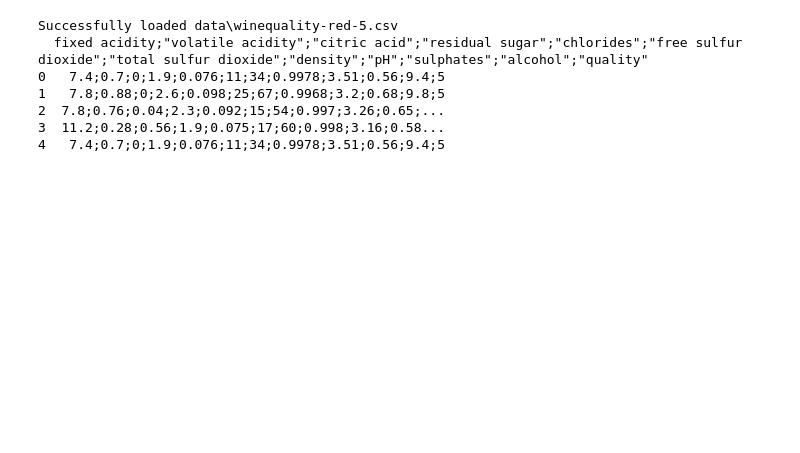
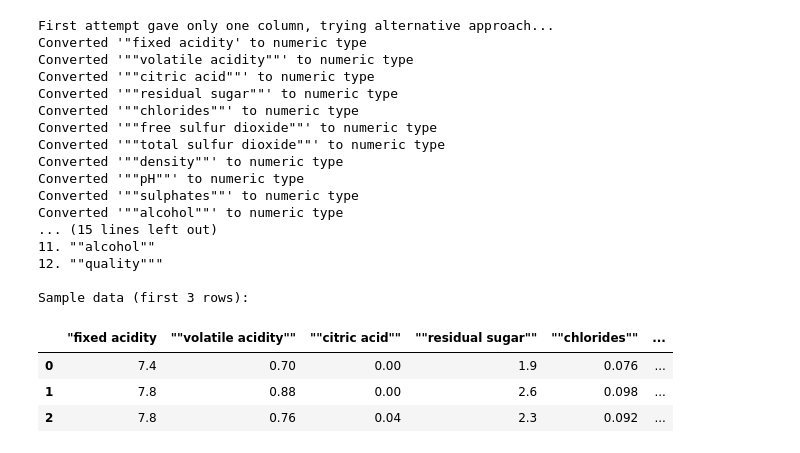
Before and after one commit to fspinar/ESE417Project, a Jupyter notebook: explore_data.ipynb, the cells around one changed output. Cells and saved outputs as stored; diff of their text form; code cells hidden in the pictures; blank space fills up the shorter version.

```diff
--- a/explore_data.ipynb
+++ b/explore_data.ipynb
@@ -1,29 +1,80 @@
 # %%
+# Replace the first cell with this fixed code
+
 import pandas as pd
 import os
 
 # Define the relative path to the data file
-# os.path.join ensures compatibility across operating systems
 file_path = os.path.join('data', 'winequality-red-5.csv')
 
-# Read the CSV file into a pandas DataFrame
+# Try different approaches to read the file correctly
 try:
-    df = pd.read_csv(file_path)
-    # Display the first few rows of the DataFrame to verify
+    # First attempt with semicolon separator
+    df = pd.read_csv(file_path, sep=';')
+
+    # Check if we have multiple columns - if not, try another approach
+    if df.shape[1] <= 1:
+        print("First attempt gave only one column, trying alternative approach...")
+
+        # Try reading the file directly with Python's built-in functions
+        with open(file_path, 'r') as f:
+            lines = f.readlines()
+
+        # Get column names from first line
+        header = lines[0].strip().split(';')
+
+        # Create a new DataFrame from the data
+        data = []
+        for line in lines[1:]:
+            values = line.strip().split(';')
+            data.append(values)
+
+        # Create DataFrame with the correct column names
+        df = pd.DataFrame(data, columns=header)
+
+        # Convert numeric columns to appropriate types
+        for col in df.columns:
+            try:
+                df[col] = pd.to_numeric(df[col])
+                print(f"Converted '{col}' to numeric type")
+            except:
+                print(f"Keeping '{col}' as string type")
+
     print(f"Successfully loaded {file_path}")
-    print(df.head())
+    print(f"DataFrame shape: {df.shape} (rows, columns)")
+    print("\nColumn names:")
+    for i, col in enumerate(df.columns):
+        print(f"{i+1}. {col}")
+
+    print("\nSample data (first 3 rows):")
+    display(df.head(3))
+
 except FileNotFoundError:
     print(f"Error: File not found at {os.path.abspath(file_path)}")
 except Exception as e:
     print(f"An error occurred: {e}")
 # %% [output]
-Successfully loaded data\winequality-red-5.csv
-  fixed acidity;"volatile acidity";"citric acid";"residual sugar";"chlorides";"free sulfur dioxide";"total sulfur dioxide";"density";"pH";"sulphates";"alcohol";"quality"
-0   7.4;0.7;0;1.9;0.076;11;34;0.9978;3.51;0.56;9.4;5
-1   7.8;0.88;0;2.6;0.098;25;67;0.9968;3.2;0.68;9.8;5
-2  7.8;0.76;0.04;2.3;0.092;15;54;0.997;3.26;0.65;...
-3  11.2;0.28;0.56;1.9;0.075;17;60;0.998;3.16;0.58...
-4   7.4;0.7;0;1.9;0.076;11;34;0.9978;3.51;0.56;9.4;5
+First attempt gave only one column, trying alternative approach...
+Converted '"fixed acidity' to numeric type
+Converted '""volatile acidity""' to numeric type
+Converted '""citric acid""' to numeric type
+Converted '""residual sugar""' to numeric type
+Converted '""chlorides""' to numeric type
+Converted '""free sulfur dioxide""' to numeric type
+Converted '""total sulfur dioxide""' to numeric type
+Converted '""density""' to numeric type
+Converted '""pH""' to numeric type
+Converted '""sulphates""' to numeric type
+Converted '""alcohol""' to numeric type
+... (15 lines left out)
+11. ""alcohol""
+12. ""quality"""
+
+Sample data (first 3 rows):
+|  | "fixed acidity | ""volatile acidity"" | ""citric acid"" | ""residual sugar"" | ""chlorides"" | ... |
+| 0 | 7.4 | 0.70 | 0.00 | 1.9 | 0.076 | ... |
+| 1 | 7.8 | 0.88 | 0.00 | 2.6 | 0.098 | ... |
+| 2 | 7.8 | 0.76 | 0.04 | 2.3 | 0.092 | ... |
 # %%
 # Add this code in a new cell after loading the data
 
```
Also changed, not shown: parts of 6 cells of this notebook.
